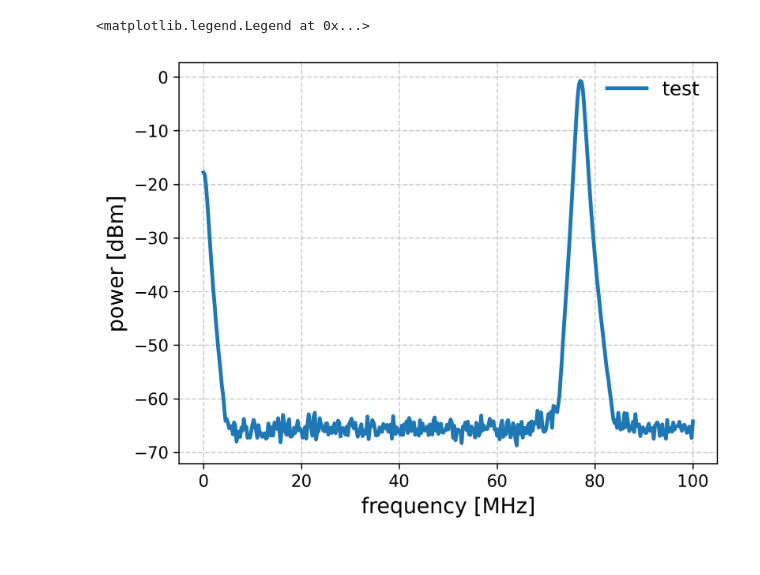
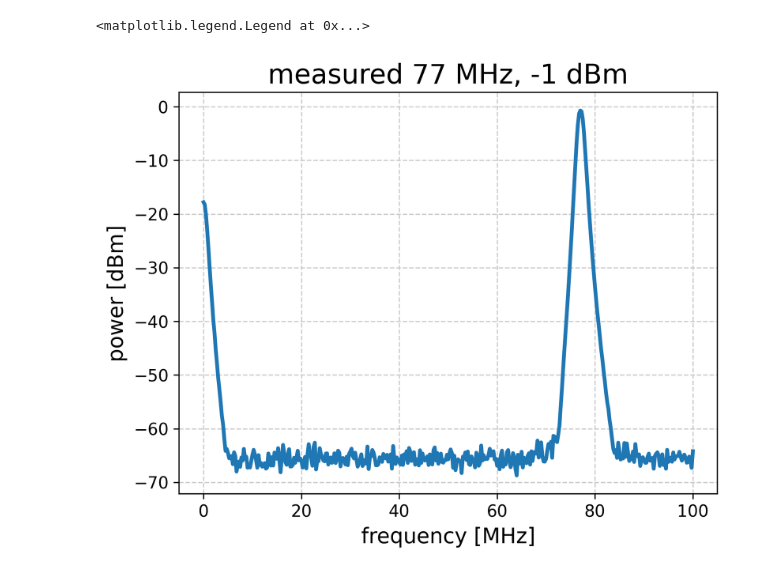
Before and after one commit to meimei2027/diamonds, a Jupyter notebook: control/e4403b/plot_traces.ipynb, the cells around one changed output. Drawn from its saved outputs; the diff is of its cells as text; code cells hidden in the pictures.

```diff
--- a/control/e4403b/plot_traces.ipynb
+++ b/control/e4403b/plot_traces.ipynb
@@ -6,20 +6,21 @@ plt.style.use("../../plots.mplstyle")
 # %%
 save_dir = Path("./captures")
 
 filename = "output_77_mhz_neg_1_dbm.csv"
 filepath = save_dir / filename
 
 loaded = np.loadtxt(filepath, delimiter=",", skiprows=1)
 
 freq = loaded[:, 0]
 dbm = loaded[:, 1]
 
 fig, ax = plt.subplots(dpi=300)
-ax.plot(freq / 1e6, dbm, label="test")
+ax.plot(freq / 1e6, dbm)
 ax.set_xlabel("frequency [MHz]")
 ax.set_ylabel("power [dBm]")
+ax.set_title("measured 77 MHz, -1 dBm")
 # ax.set_ylim([-70, -20])
 plt.legend()
 # %% [output]
 <matplotlib.legend.Legend at 0x...>
-[figure, old version]
+[figure, new version]
```
Also changed, not shown: parts of 8 cells of this notebook, 31 other files.
